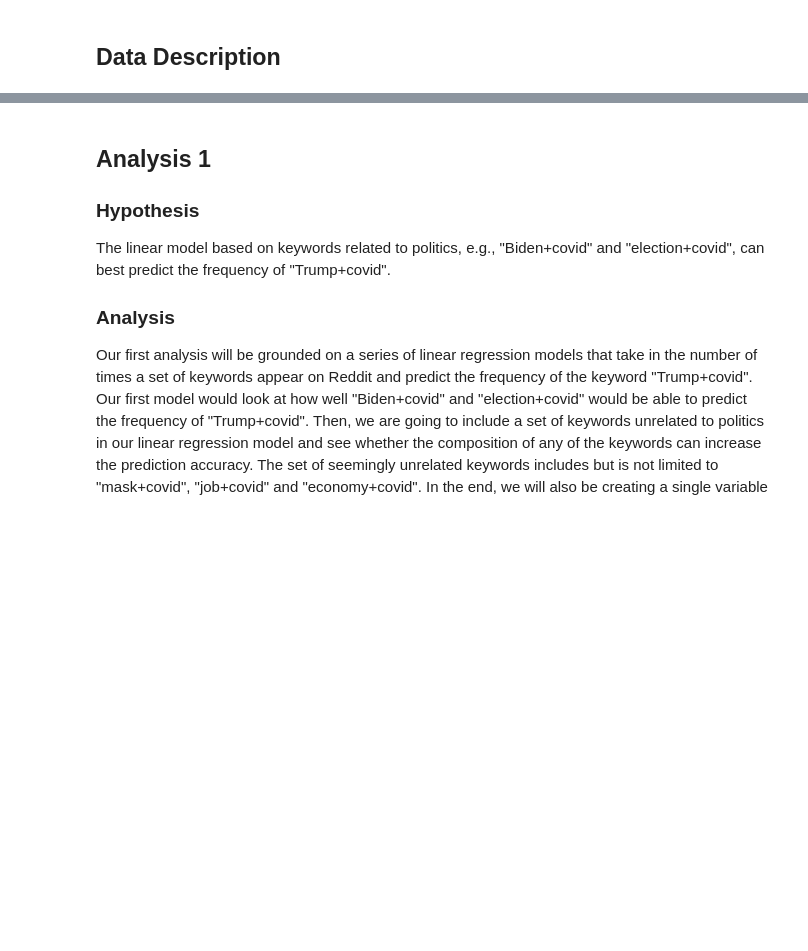
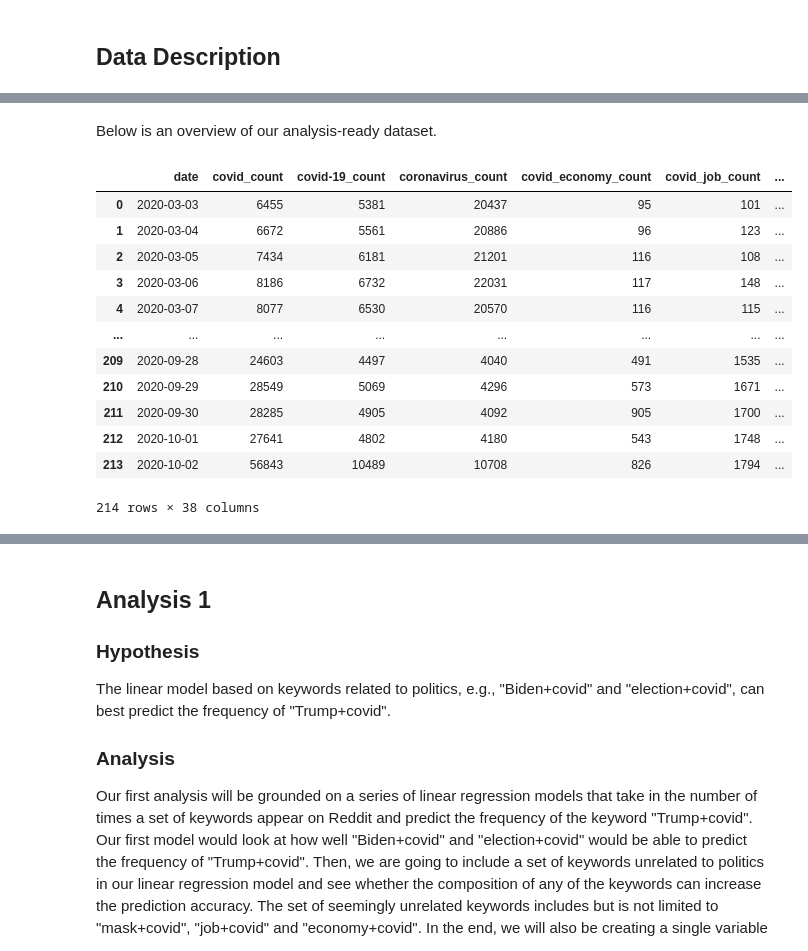
Before and after one commit to kaiyue95/INFO-2950-Final-Project, a Jupyter notebook: phase_4.ipynb, the cells around one changed output, grey strips where cells are left out. Saved outputs shown, nothing was run; the diff lists cells and outputs as text; code cells hidden in the pictures; blank space fills up the shorter version.

```diff
--- a/phase_4.ipynb
+++ b/phase_4.ipynb
@@ -95,0 +16,18 @@ Mostly speaking, we arrive at conclusions for our research questions. When keywo
+# %% [markdown]
+Below is an overview of our analysis-ready dataset.
+# %%
+data
+# %% [output]
+|  | date | covid_count | covid-19_count | coronavirus_count | covid_economy_count | covid_job_count | ... |
+| 0 | 2020-03-03 | 6455 | 5381 | 20437 | 95 | 101 | ... |
+| 1 | 2020-03-04 | 6672 | 5561 | 20886 | 96 | 123 | ... |
+| 2 | 2020-03-05 | 7434 | 6181 | 21201 | 116 | 108 | ... |
+| 3 | 2020-03-06 | 8186 | 6732 | 22031 | 117 | 148 | ... |
+| 4 | 2020-03-07 | 8077 | 6530 | 20570 | 116 | 115 | ... |
+| ... | ... | ... | ... | ... | ... | ... | ... |
+| 209 | 2020-09-28 | 24603 | 4497 | 4040 | 491 | 1535 | ... |
+| 210 | 2020-09-29 | 28549 | 5069 | 4296 | 573 | 1671 | ... |
+| 211 | 2020-09-30 | 28285 | 4905 | 4092 | 905 | 1700 | ... |
+| 212 | 2020-10-01 | 27641 | 4802 | 4180 | 543 | 1748 | ... |
+| 213 | 2020-10-02 | 56843 | 10489 | 10708 | 826 | 1794 | ... |
+214 rows × 38 columns
```
Also changed, not shown: parts of 21 cells of this notebook.
